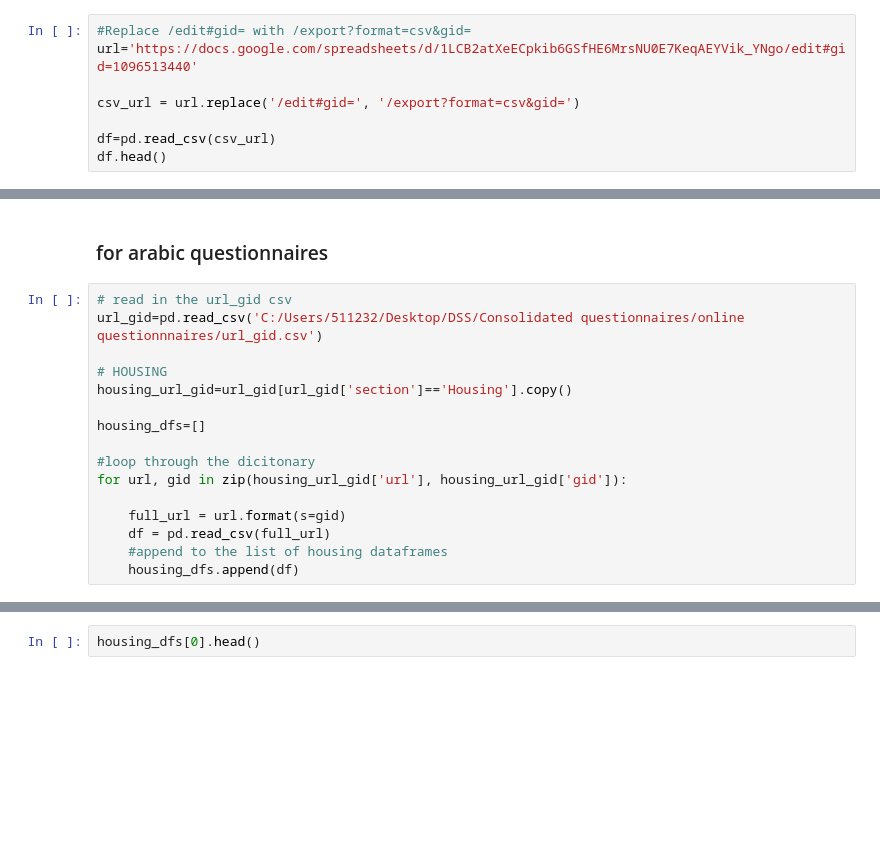
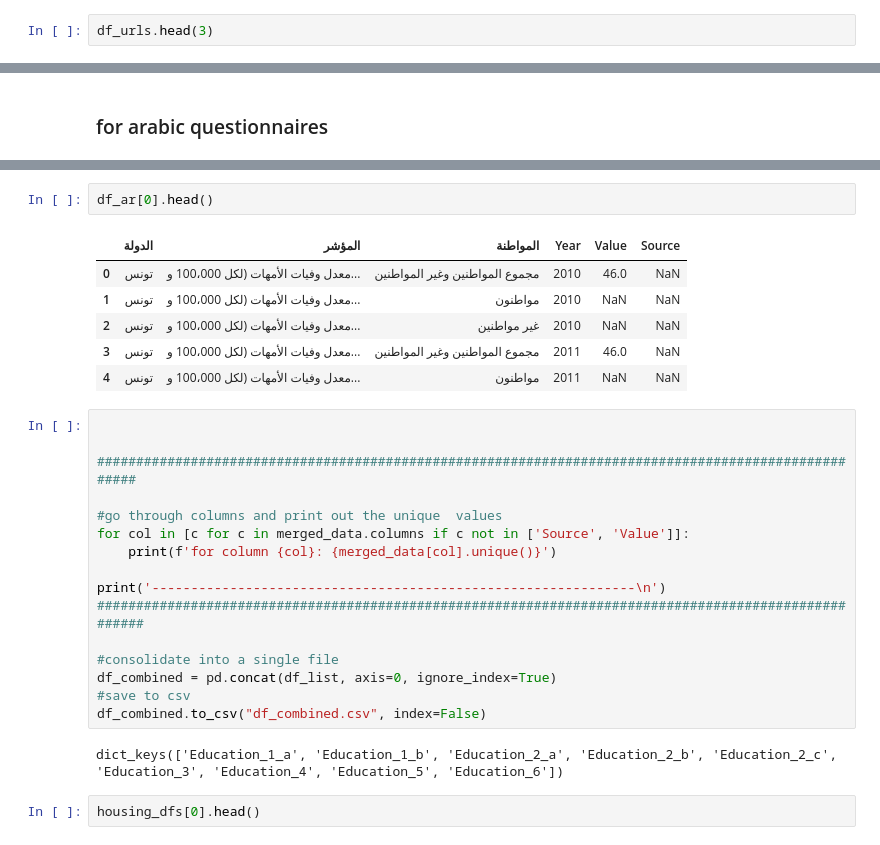
Before and after one commit to raffi1974/DSS-consolidate-questionnaires, a Jupyter notebook: consolidate_edu_questionnaire.ipynb, the cells around one changed output, grey strips where cells are left out. Drawn from its saved outputs; the diff is of its cells as text; blank space fills up the shorter version.

Commit message:
function to data process

```diff
--- a/consolidate_edu_questionnaire.ipynb
+++ b/consolidate_edu_questionnaire.ipynb
@@ -72,10 +95,4 @@ df_urls.to_csv('C:/Users/511232/Desktop/DSS/Consolidated questionnaires/online q
 # %% [markdown]
 ### loop though urls - read in dataframes, reshape, add the sources column and append to a list - concatenate
 # %%
-#Replace /edit#gid= with /export?format=csv&gid=
-url='https://docs.google.com/spreadsheets/d/1LCB2atXeECpkib6GSfHE6MrsNU0E7KeqAEYVik_YNgo/edit#gid=1096513440'
-
-csv_url = url.replace('/edit#gid=', '/export?format=csv&gid=')
-
-df=pd.read_csv(csv_url)
-df.head()
+df_urls.head(3)
@@ -84,18 +106,2 @@ df.head()
 # %% [markdown]
 ### for arabic questionnaires
-# %%
-# read in the url_gid csv
-url_gid=pd.read_csv('C:/Users/511232/Desktop/DSS/Consolidated questionnaires/online questionnnaires/url_gid.csv')
-
-# HOUSING
-housing_url_gid=url_gid[url_gid['section']=='Housing'].copy()
-
-housing_dfs=[]
-
-#loop through the dicitonary
-for url, gid in zip(housing_url_gid['url'], housing_url_gid['gid']):
-
-    full_url = url.format(s=gid)
-    df = pd.read_csv(full_url)
-    #append to the list of housing dataframes
-    housing_dfs.append(df)
@@ -102,3 +205,30 @@ for url, gid in zip(housing_url_gid['url'], housing_url_gid['gid']):
+# %%
+df_ar[0].head()
+# %% [output]
+|  | الدولة | المؤشر | المواطنة | Year | Value | Source |
+| 0 | تونس | معدل وفيات الأمهات (لكل 100،000 و... | مجموع المواطنين وغير المواطنين | 2010 | 46.0 | NaN |
+| 1 | تونس | معدل وفيات الأمهات (لكل 100،000 و... | مواطنون | 2010 | NaN | NaN |
+| 2 | تونس | معدل وفيات الأمهات (لكل 100،000 و... | غير مواطنين | 2010 | NaN | NaN |
+| 3 | تونس | معدل وفيات الأمهات (لكل 100،000 و... | مجموع المواطنين وغير المواطنين | 2011 | 46.0 | NaN |
+| 4 | تونس | معدل وفيات الأمهات (لكل 100،000 و... | مواطنون | 2011 | NaN | NaN |
+# %%
+
+
+#####################################################################################################
+
+#go through columns and print out the unique  values
+for col in [c for c in merged_data.columns if c not in ['Source', 'Value']]:
+    print(f'for column {col}: {merged_data[col].unique()}')
+
+print('--------------------------------------------------------------\n')
+######################################################################################################
+
+#consolidate into a single file
+df_combined = pd.concat(df_list, axis=0, ignore_index=True)
+#save to csv
+df_combined.to_csv("df_combined.csv", index=False)
+# %% [output]
+dict_keys(['Education_1_a', 'Education_1_b', 'Education_2_a', 'Education_2_b', 'Education_2_c', 'Education_3', 'Education_4', 'Education_5', 'Education_6'])
 # %%
 housing_dfs[0].head()
 # %% [output]
```
Also changed, not shown: parts of 7 cells of this notebook.
